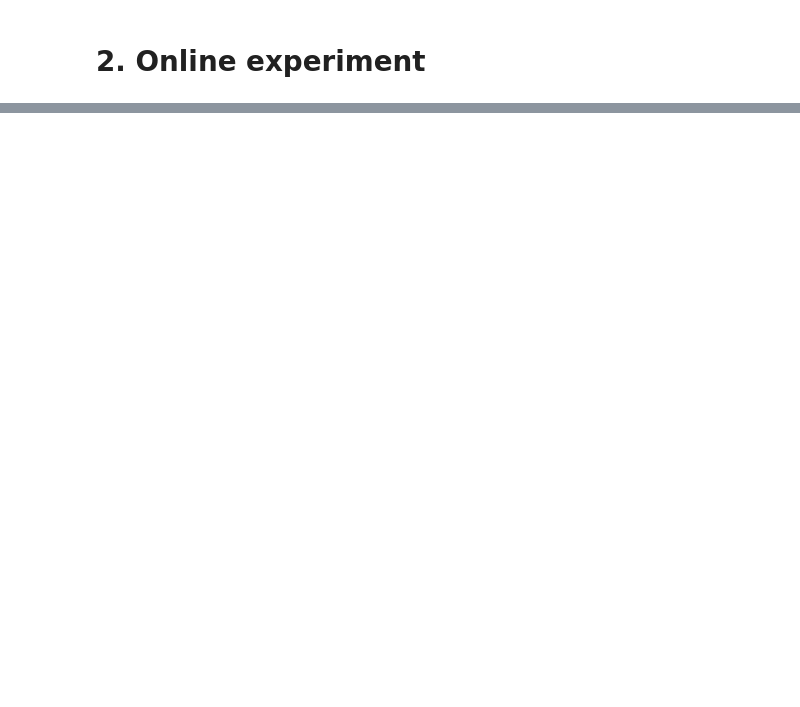
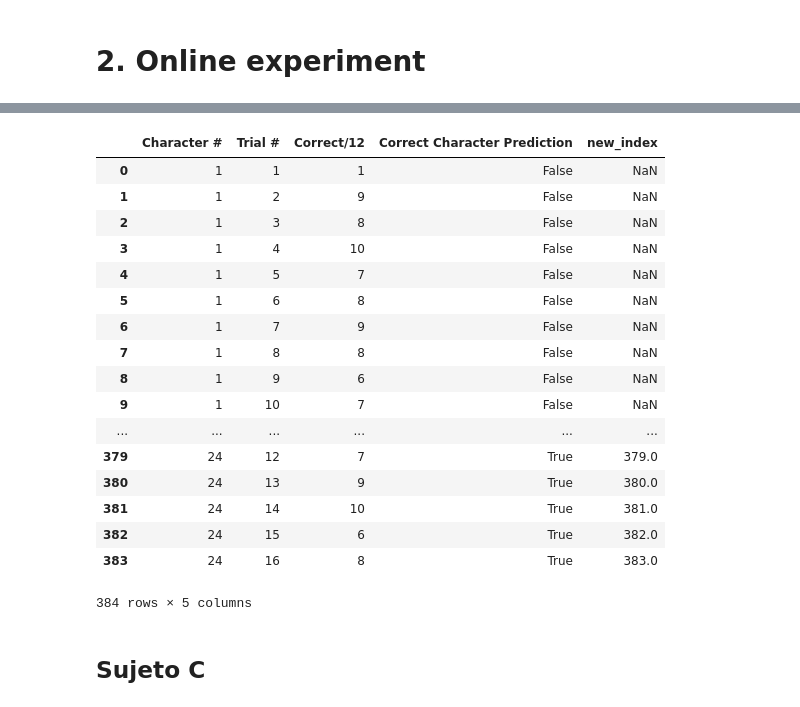
Before and after one commit to sofisappia/Online-simulation, a Jupyter notebook: online-simulation-LDA-P300.ipynb, the cells around one changed output, grey strips where cells are left out. Saved outputs shown, nothing was run; the diff lists cells and outputs as text; code cells hidden in the pictures; blank space fills up the shorter version.

Commit message:
Adds character prediction report. Reports files in a .csv format 		Adapts Subject from second database to be predicted online

```diff
--- a/online-simulation-LDA-P300.ipynb
+++ b/online-simulation-LDA-P300.ipynb
@@ -880,0 +873,4 @@ np.count_nonzero(a[-12:] == b[-12:])
+# %%
+import pandas as pd
+names = ['Character #', 'Trial #', 'Correct/12', 'Correct Character Prediction']
+X = pd.read_csv('Results_sim_LDA.txt', sep=",", skiprows = 0, names = names)
@@ -880,0 +945,23 @@ np.count_nonzero(a[-12:] == b[-12:])
+# %%
+X
+# %% [output]
+|  | Character # | Trial # | Correct/12 | Correct Character Prediction | new_index |
+| 0 | 1 | 1 | 1 | False | NaN |
+| 1 | 1 | 2 | 9 | False | NaN |
+| 2 | 1 | 3 | 8 | False | NaN |
+| 3 | 1 | 4 | 10 | False | NaN |
+| 4 | 1 | 5 | 7 | False | NaN |
+| 5 | 1 | 6 | 8 | False | NaN |
+| 6 | 1 | 7 | 9 | False | NaN |
+| 7 | 1 | 8 | 8 | False | NaN |
+| 8 | 1 | 9 | 6 | False | NaN |
+| 9 | 1 | 10 | 7 | False | NaN |
+| ... | ... | ... | ... | ... | ... |
+| 379 | 24 | 12 | 7 | True | 379.0 |
+| 380 | 24 | 13 | 9 | True | 380.0 |
+| 381 | 24 | 14 | 10 | True | 381.0 |
+| 382 | 24 | 15 | 6 | True | 382.0 |
+| 383 | 24 | 16 | 8 | True | 383.0 |
+384 rows × 5 columns
+# %% [markdown]
+## Sujeto C
```
Also changed, not shown: parts of 38 cells of this notebook.
